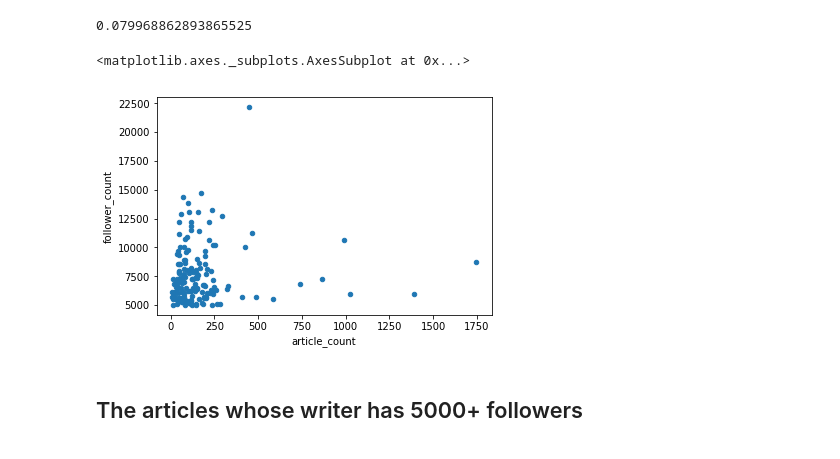
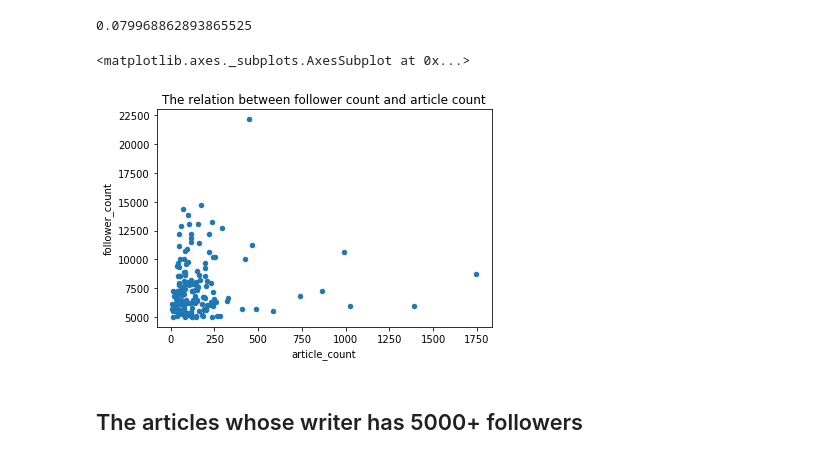
Before and after one commit to marcosdeseul/data-analysis, a Jupyter notebook: brunch-data-analysis/Brunch Data Analysis.ipynb, the cells around one changed output. Cells and saved outputs as stored; diff of their text form; code cells hidden in the pictures.

Commit message:
Add day and time date
- Add title, xlabel and ylabel for graphs

```diff
--- a/brunch-data-analysis/Brunch Data Analysis.ipynb
+++ b/brunch-data-analysis/Brunch Data Analysis.ipynb
@@ -83,10 +75,11 @@ np.corrcoef(top_df["follower_count"], top_df["article_count"])[0, 1]
 # %% [output]
 0.079968862893865525
 # %%
-top_df.plot(kind="scatter", x="article_count", y="follower_count")
+top_df.plot(kind="scatter", x="article_count", y="follower_count",
+            title="The relation between follower count and article count")
 # %% [output]
 <matplotlib.axes._subplots.AxesSubplot at 0x...>
-[figure, old version]
+[figure, new version]
 # %% [markdown]
 ## The articles whose writer has 5000+ followers
 # %% [markdown]
```
Also changed, not shown: parts of 22 cells of this notebook.
